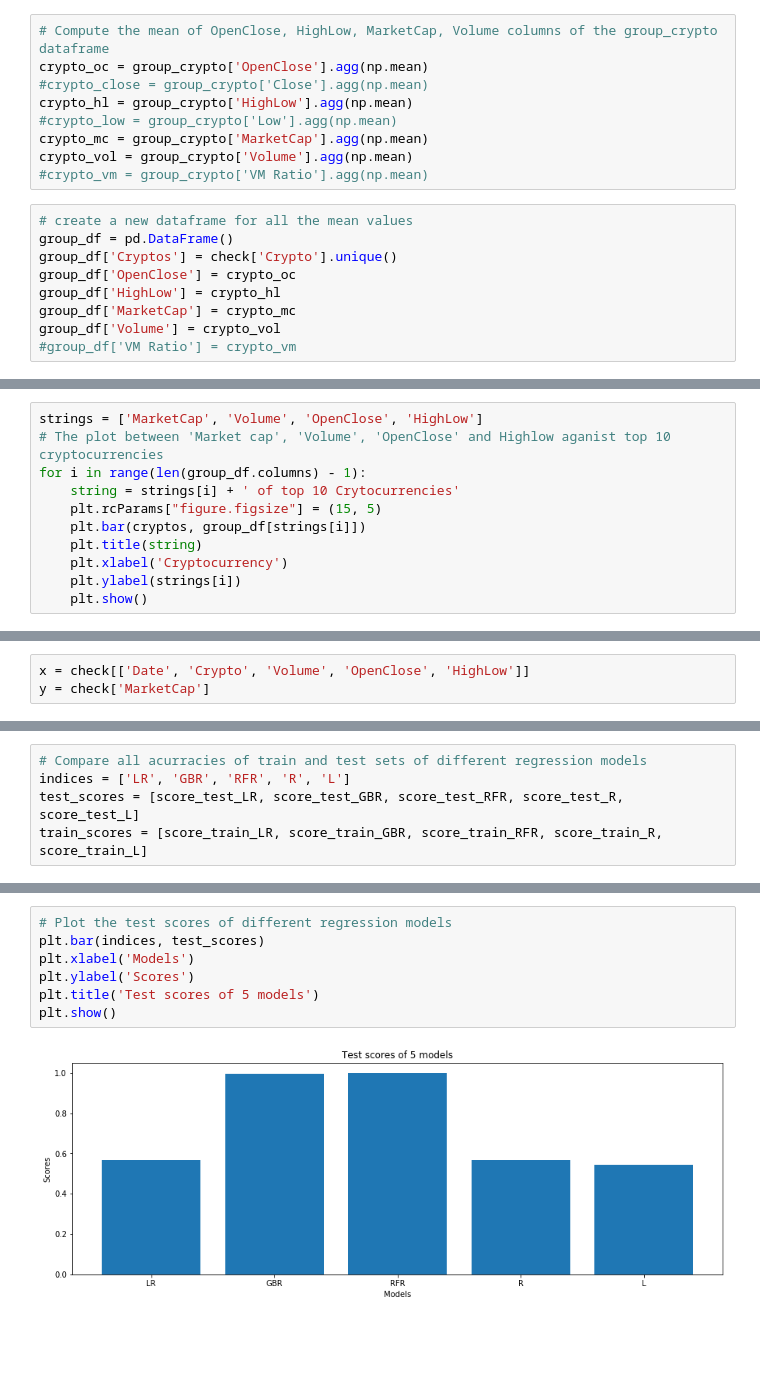
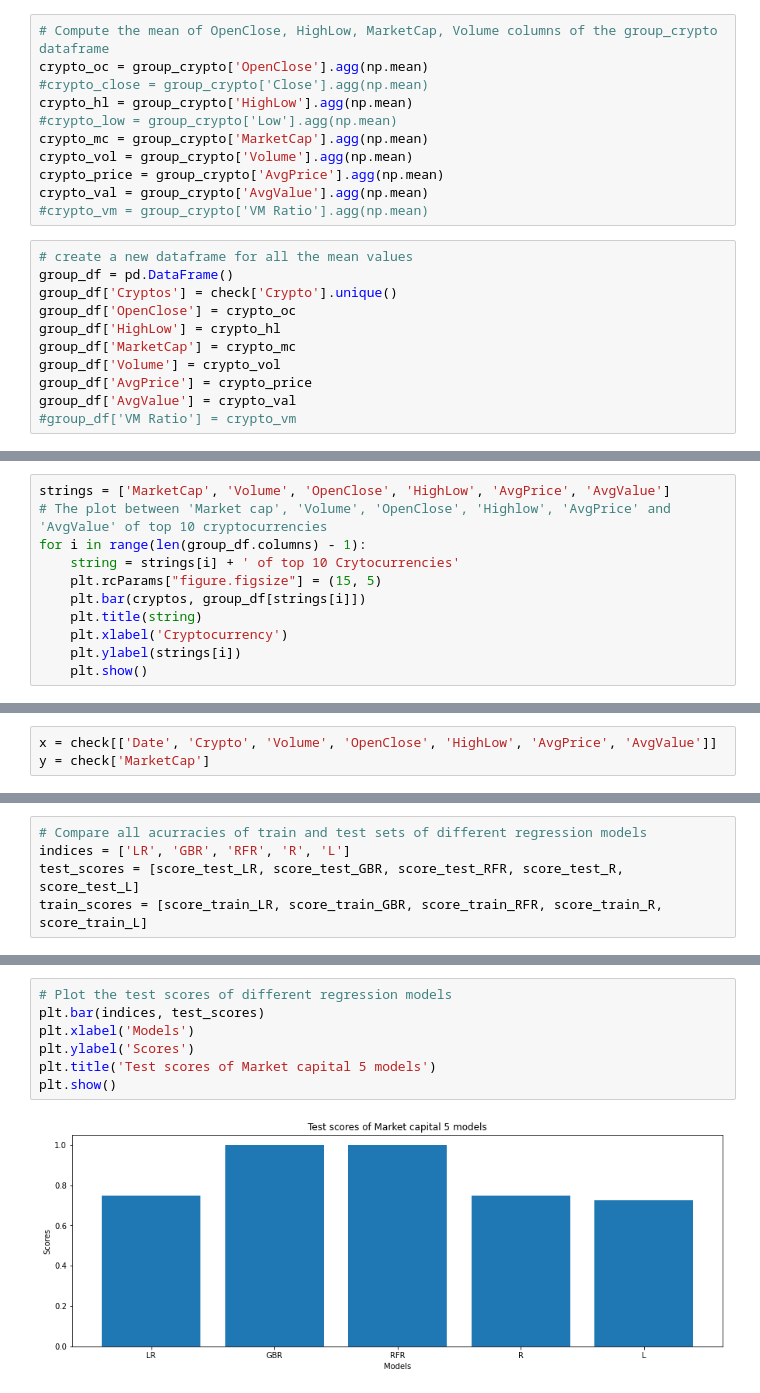
Before and after one commit to Thuyila/DataMadness, a Jupyter notebook: Latest.ipynb, the cells around one changed output, grey strips where cells are left out. Saved outputs shown, nothing was run; the diff lists cells and outputs as text; blank space fills up the shorter version.

Commit message:
price added

```diff
--- a/Latest.ipynb
+++ b/Latest.ipynb
@@ -131,6 +136,8 @@ crypto_hl = group_crypto['HighLow'].agg(np.mean)
 #crypto_low = group_crypto['Low'].agg(np.mean)
 crypto_mc = group_crypto['MarketCap'].agg(np.mean)
 crypto_vol = group_crypto['Volume'].agg(np.mean)
+crypto_price = group_crypto['AvgPrice'].agg(np.mean)
+crypto_val = group_crypto['AvgValue'].agg(np.mean)
 #crypto_vm = group_crypto['VM Ratio'].agg(np.mean)
 # %%
 # create a new dataframe for all the mean values
@@ -140,4 +147,6 @@ group_df['OpenClose'] = crypto_oc
 group_df['HighLow'] = crypto_hl
 group_df['MarketCap'] = crypto_mc
 group_df['Volume'] = crypto_vol
+group_df['AvgPrice'] = crypto_price
+group_df['AvgValue'] = crypto_val
 #group_df['VM Ratio'] = crypto_vm
@@ -242,6 +261,6 @@ group_df_rev
 # %%
-strings = ['MarketCap', 'Volume', 'OpenClose', 'HighLow']
-# The plot between 'Market cap', 'Volume', 'OpenClose' and Highlow aganist top 10 cryptocurrencies
+strings = ['MarketCap', 'Volume', 'OpenClose', 'HighLow', 'AvgPrice', 'AvgValue']
+# The plot between 'Market cap', 'Volume', 'OpenClose', 'Highlow', 'AvgPrice' and 'AvgValue' of top 10 cryptocurrencies
 for i in range(len(group_df.columns) - 1):
     string = strings[i] + ' of top 10 Crytocurrencies'
     plt.rcParams["figure.figsize"] = (15, 5)
@@ -387,5 +411,5 @@ Warnings:
 # Convert date values into numeric
 check['Date'] = le.fit_transform(check['Date'])
 # %%
-x = check[['Date', 'Crypto', 'Volume', 'OpenClose', 'HighLow']]
+x = check[['Date', 'Crypto', 'Volume', 'OpenClose', 'HighLow', 'AvgPrice', 'AvgValue']]
 y = check['MarketCap']
@@ -516,9 +547,9 @@ plt.show()
 # %%
 # Plot the test scores of different regression models
 plt.bar(indices, test_scores)
 plt.xlabel('Models')
 plt.ylabel('Scores')
-plt.title('Test scores of 5 models')
+plt.title('Test scores of Market capital 5 models')
 plt.show()
 # %% [output]
-[figure, old version]
+[figure, new version]
```
Also changed, not shown: parts of 51 cells of this notebook.
